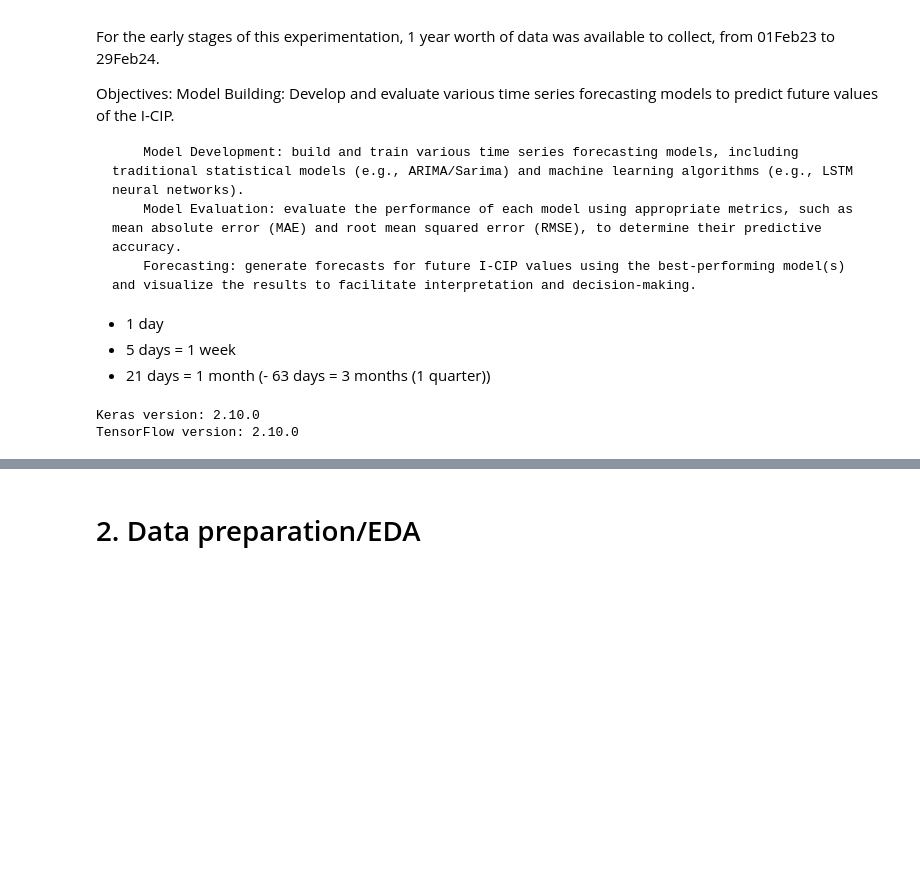
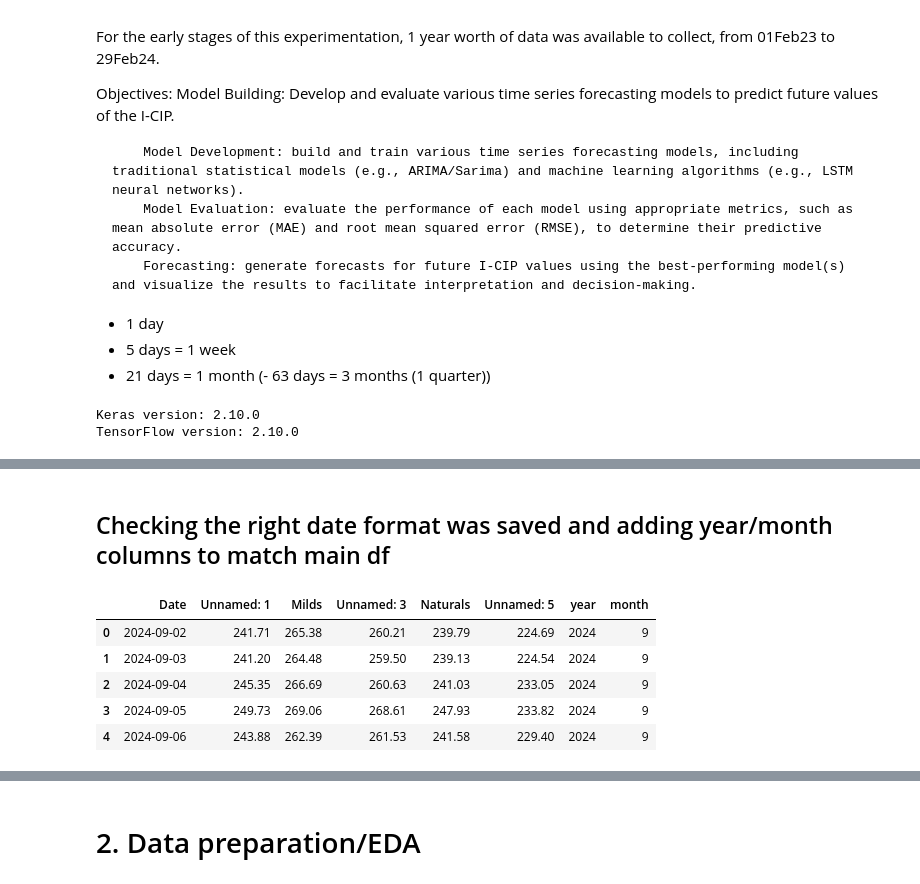
Before and after one commit to clarissa2020274/2020274_capstone, a Jupyter notebook: 2020274_October_24.ipynb, the cells around one changed output, grey strips where cells are left out. Drawn from its saved outputs; the diff is of its cells as text; code cells hidden in the pictures; blank space fills up the shorter version.

```diff
--- a/2020274_October_24.ipynb
+++ b/2020274_October_24.ipynb
@@ -110,0 +140,19 @@ A few thingsobserved when importing the raw files:
+# %%
+#create for loop to import csv files from the folder with less comands.
+
+# create an empty list to store dfs
+dataframes = []
+
+# path to folder where csv files are (in this case same directory)
+folder_path = "icip_24"
+
+
+# to import CSV starting from the third row, skipping the first two
+def import_csv(filepath):
+    return pd.read_csv(filepath, skiprows=2)
+
+# Iterate through files in the folder
+for file in os.listdir(folder_path):
+    if file.endswith(".csv"):  # Only consider CSV files
+        file_path = os.path.join(folder_path, file)  # Construct the full file path
+        dataframes.append(import_csv(file_path))  # Read CSV and append to list
@@ -110,0 +275,29 @@ A few thingsobserved when importing the raw files:
+# %% [markdown]
+## Checking the right date format was saved and adding year/month columns to match main df
+# %%
+# Function to add year and month columns to each DataFrame in the list
+def add_year_month_columns(dataframes):
+    for i in range(len(dataframes)):
+        df = dataframes[i]
+
+        # Extract the year and month from the 'Date' column
+        df['year'] = df['Date'].dt.year
+        df['month'] = df['Date'].dt.month
+
+        # Replace the DataFrame in the list with the new columns added
+        dataframes[i] = df
+
+    return dataframes
+
+# Apply the function to the list of DataFrames
+dataframes = add_year_month_columns(dataframes)
+
+# checking if transformation worked in the dataframes list:
+dataframes[0].head()
+# %% [output]
+|  | Date | Unnamed: 1 | Milds | Unnamed: 3 | Naturals | Unnamed: 5 | year | month |
+| 0 | 2024-09-02 | 241.71 | 265.38 | 260.21 | 239.79 | 224.69 | 2024 | 9 |
+| 1 | 2024-09-03 | 241.20 | 264.48 | 259.50 | 239.13 | 224.54 | 2024 | 9 |
+| 2 | 2024-09-04 | 245.35 | 266.69 | 260.63 | 241.03 | 233.05 | 2024 | 9 |
+| 3 | 2024-09-05 | 249.73 | 269.06 | 268.61 | 247.93 | 233.82 | 2024 | 9 |
+| 4 | 2024-09-06 | 243.88 | 262.39 | 261.53 | 241.58 | 229.40 | 2024 | 9 |
```
Also changed, not shown: parts of 13 cells of this notebook, 8 other files.
